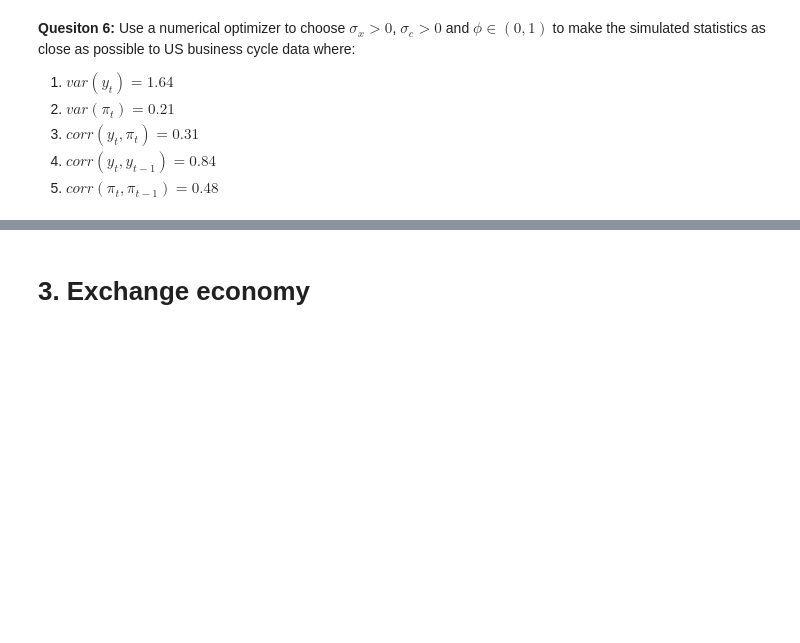
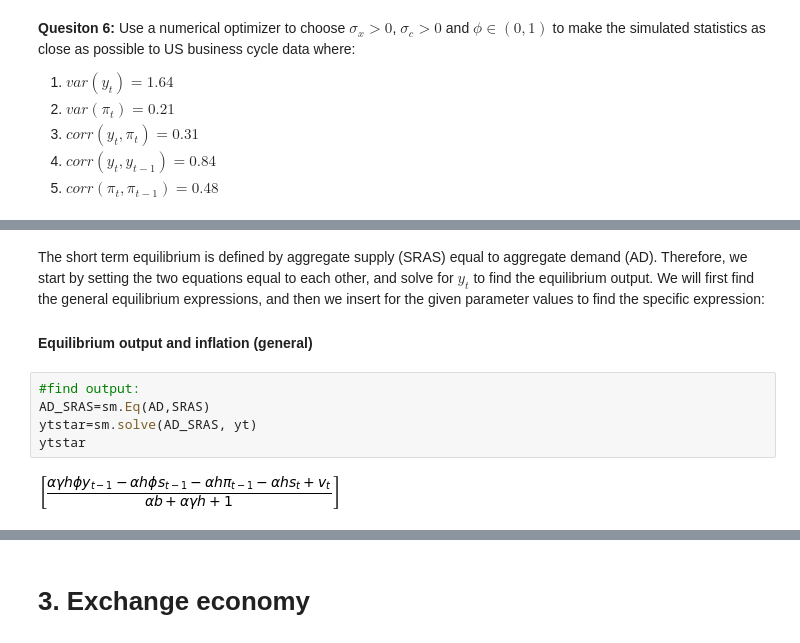
Before and after one commit to NumEconCopenhagen/projects-2019-tba, a Jupyter notebook: examproject/exam_2019.ipynb, the cells around one changed output, grey strips where cells are left out. Drawn from its saved outputs; the diff is of its cells as text; blank space fills up the shorter version.

```diff
--- a/examproject/exam_2019.ipynb
+++ b/examproject/exam_2019.ipynb
@@ -463,0 +511,11 @@ par['sigma_c'] = 0.2
+# %% [markdown]
+The short term equilibrium is defined by aggregate supply (SRAS) equal to aggregate demand (AD). Therefore, we start by setting the two equations equal to each other, and solve for $y_t$ to find the equilibrium output. We will first find the general equilibrium expressions, and then we insert for the given parameter values to find the specific expression:
+# %% [markdown]
+**Equilibrium output and inflation (general)**
+# %%
+#find output:
+AD_SRAS=sm.Eq(AD,SRAS)
+ytstar=sm.solve(AD_SRAS, yt)
+ytstar
+# %% [output]
+[figure, added]
```
Also changed, not shown: parts of 76 cells of this notebook.
